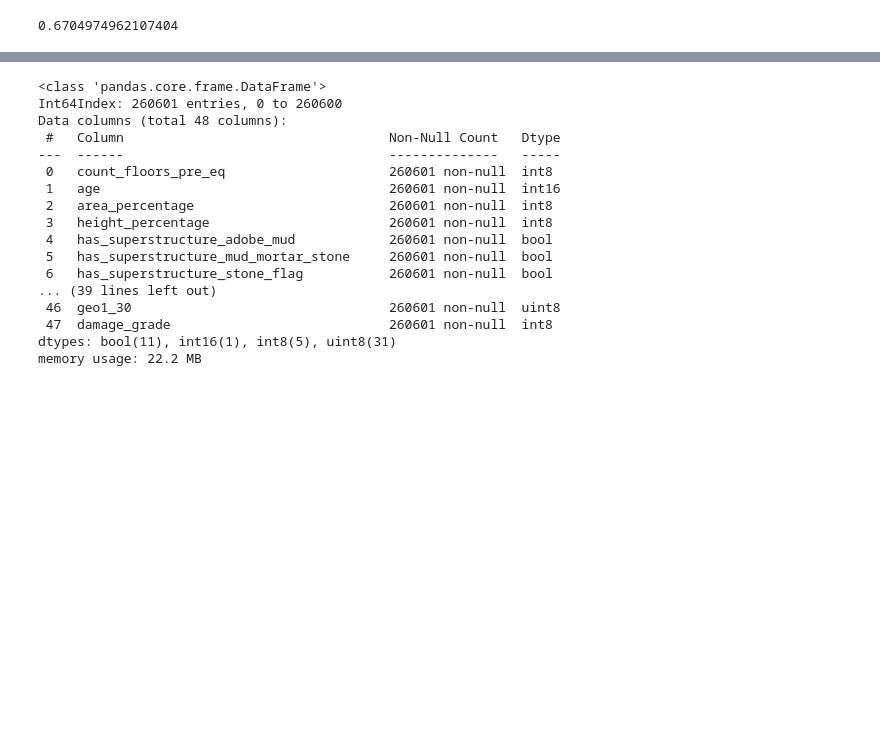
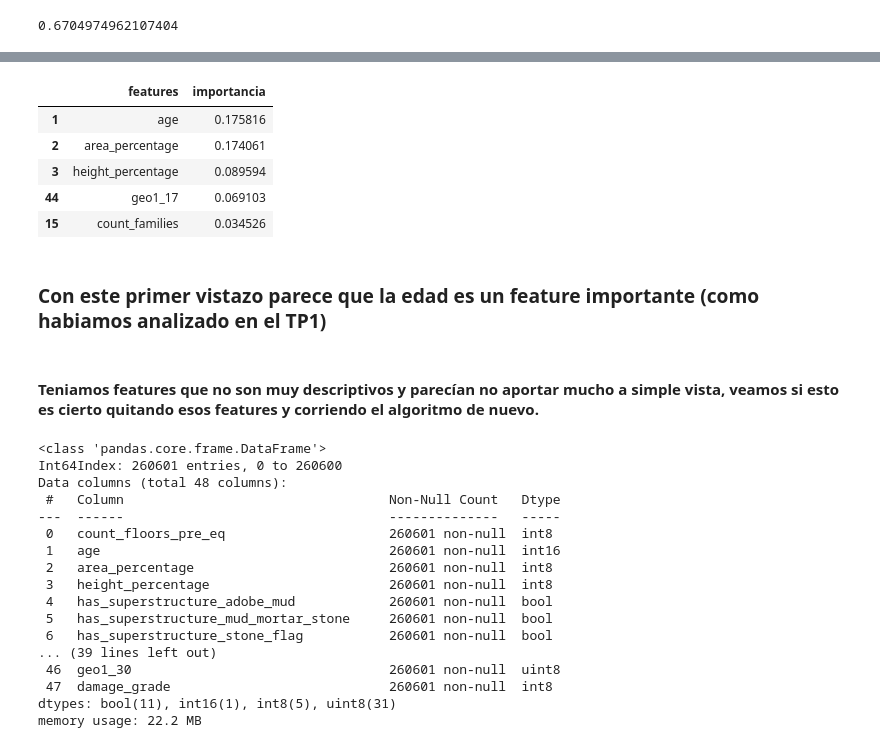
Before and after one commit to franvinas/7506-tp1, a Jupyter notebook: TP2.ipynb, the cells around one changed output, grey strips where cells are left out. Saved outputs shown, nothing was run; the diff lists cells and outputs as text; code cells hidden in the pictures; blank space fills up the shorter version.

```diff
--- a/TP2.ipynb
+++ b/TP2.ipynb
@@ -432 +449,18 @@ f1_score(y_test,predicciones,average ='micro')
+# %%
+atributos_importantes = pd.DataFrame(x_train.columns)
+atributos_importantes.rename(columns = {0:'features'},inplace=True)
+atributos_importantes = atributos_importantes.assign(importancia = rf_model.feature_importances_)
+atributos_importantes.sort_values('importancia',inplace=True,ascending=False)
+atributos_importantes.head()
+# %% [output]
+|  | features | importancia |
+| 1 | age | 0.175816 |
+| 2 | area_percentage | 0.174061 |
+| 3 | height_percentage | 0.089594 |
+| 44 | geo1_17 | 0.069103 |
+| 15 | count_families | 0.034526 |
+# %% [markdown]
+### Con este primer vistazo parece que la edad es un feature importante (como habiamos analizado en el TP1)
+# %% [markdown]
+#### Teniamos features que no son muy descriptivos y parecían no aportar mucho a simple vista, veamos si esto es cierto quitando esos features y corriendo el algoritmo de nuevo.
 # %%
```
Also changed, not shown: parts of 39 cells of this notebook.
